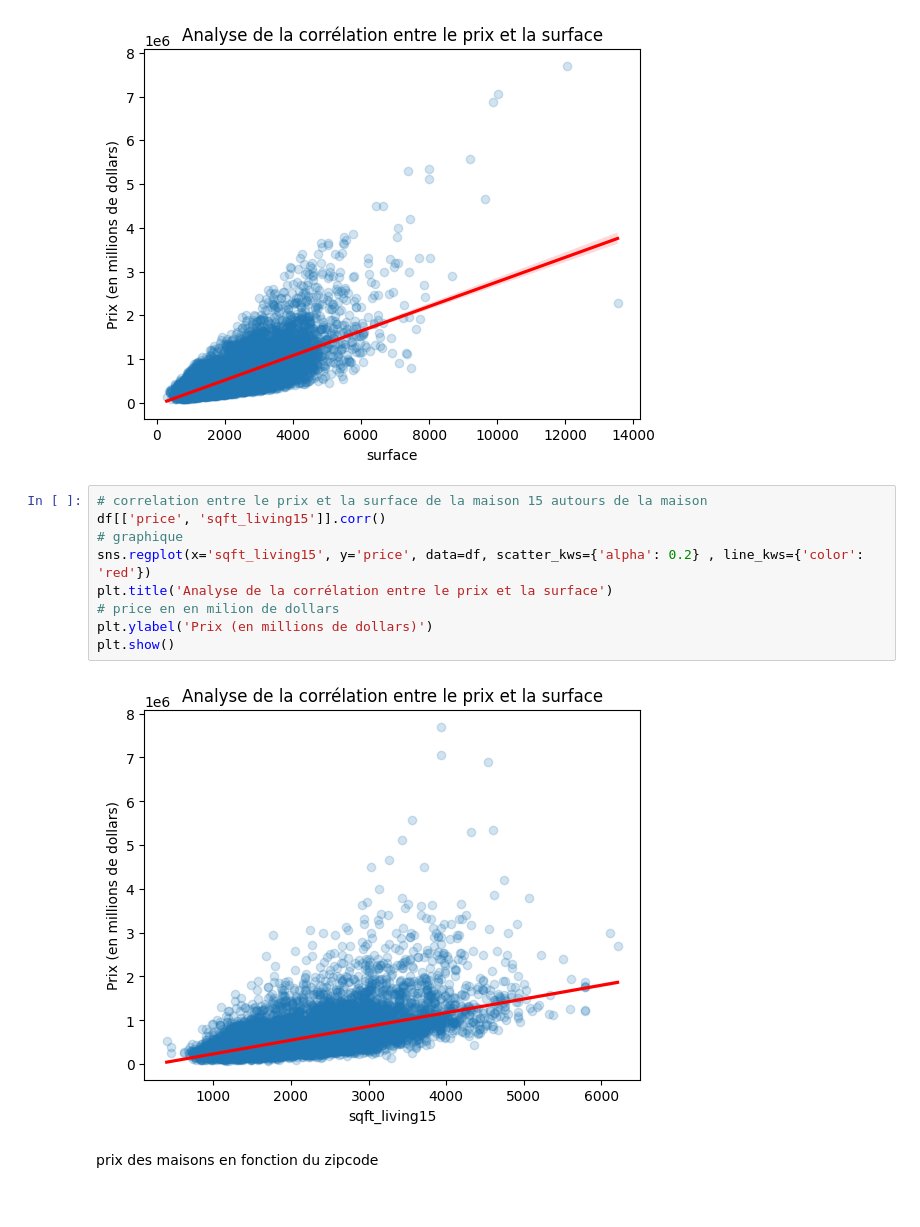
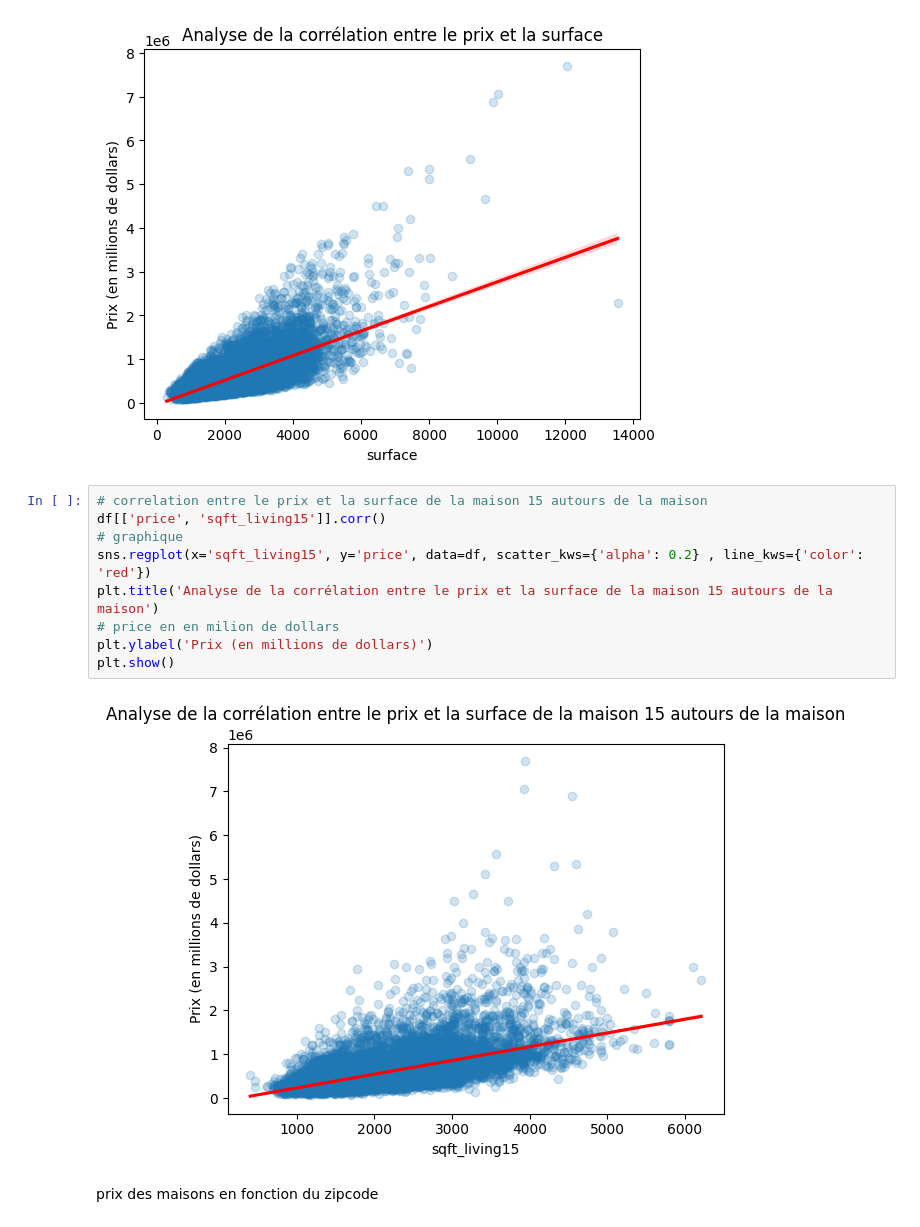
Before and after one commit to DonzerHD/Prediction_prix_maison_application, a Jupyter notebook: notebooks/data_cleaning_analysis.ipynb, the cells around one changed output. Drawn from its saved outputs; the diff is of its cells as text.

```diff
--- a/notebooks/data_cleaning_analysis.ipynb
+++ b/notebooks/data_cleaning_analysis.ipynb
@@ -125,14 +125,14 @@ plt.show()
 # %%
 # correlation entre le prix et la surface de la maison 15 autours de la maison
 df[['price', 'sqft_living15']].corr()
 # graphique
 sns.regplot(x='sqft_living15', y='price', data=df, scatter_kws={'alpha': 0.2} , line_kws={'color': 'red'})
-plt.title('Analyse de la corrélation entre le prix et la surface')
+plt.title('Analyse de la corrélation entre le prix et la surface de la maison 15 autours de la maison')
 # price en en milion de dollars
 plt.ylabel('Prix (en millions de dollars)')
 plt.show()
 # %% [output]
-[figure, old version]
+[figure, new version]
 # %% [markdown]
  prix des maisons en fonction du zipcode
 # %%
```
Also changed, not shown: parts of 7 cells of this notebook, 5 other files.
